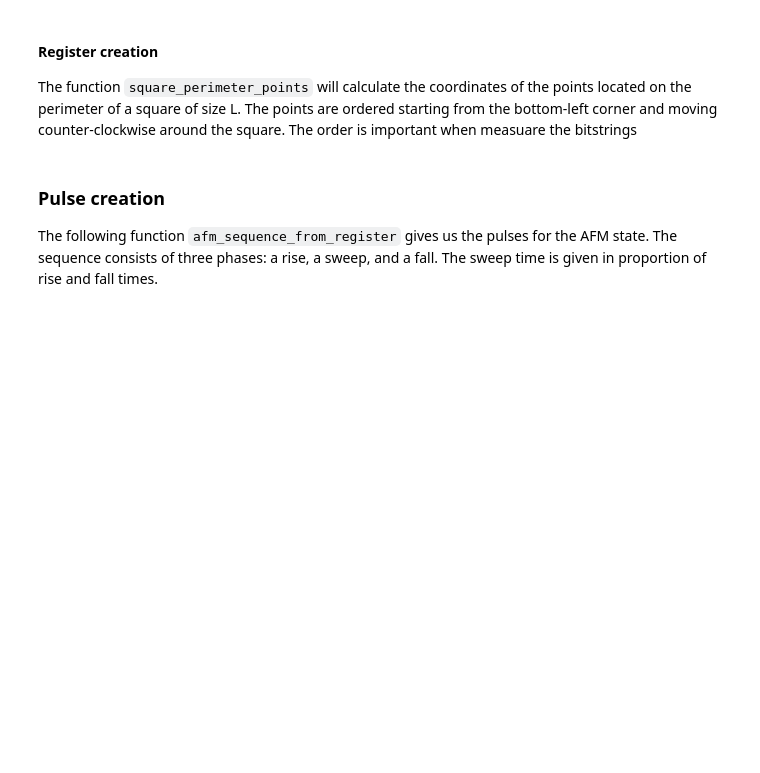
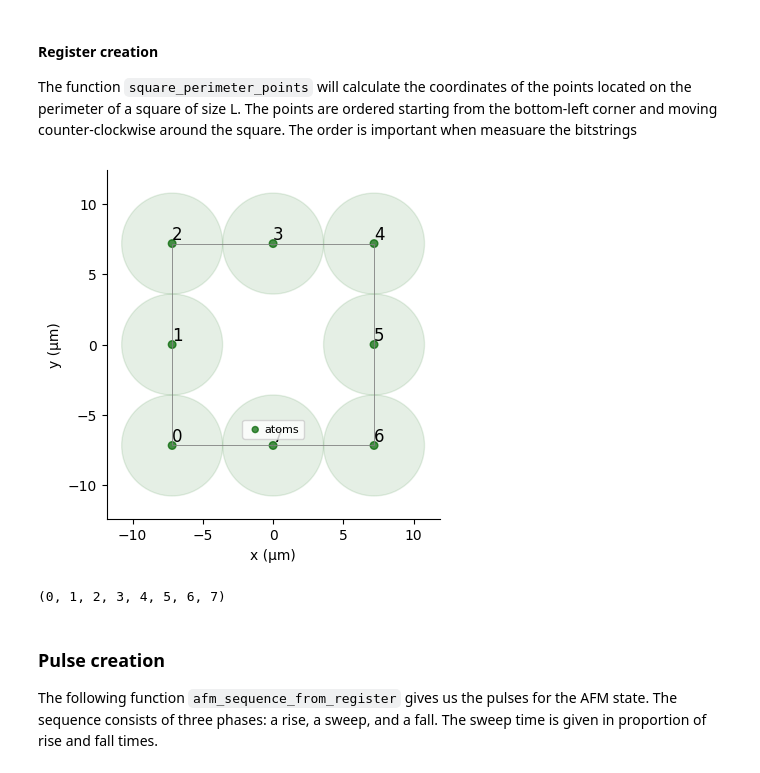
Before and after one commit to pasqal-io/emulators, a Jupyter notebook: examples/getting_started.ipynb, the cells around one changed output. Drawn from its saved outputs; the diff is of its cells as text; code cells hidden in the pictures; blank space fills up the shorter version.

```diff
--- a/examples/getting_started.ipynb
+++ b/examples/getting_started.ipynb
@@ -64,11 +63,15 @@ The function `square_perimeter_points` will calculate the coordinates of the poi
 # %%
 N_side = 3  # for this tutorial, we choose impair number of atoms and R_interatomic is the units
 
 ### we use the interatomic distance R_interatomic as the unit of length.
 coords = R_interatomic * square_perimeter_points(N_side)
 reg = pulser.Register.from_coordinates(coords)
-if plot:
-    reg.draw(blockade_radius=R_interatomic, draw_graph=True, draw_half_radius=True)
+reg.draw(blockade_radius=R_interatomic, draw_graph=True, draw_half_radius=True)
+
+reg.qubit_ids
+# %% [output]
+[figure, added]
+(0, 1, 2, 3, 4, 5, 6, 7)
 # %% [markdown]
 ### Pulse creation
 
```
Also changed, not shown: parts of 10 cells of this notebook, 4 other files.
